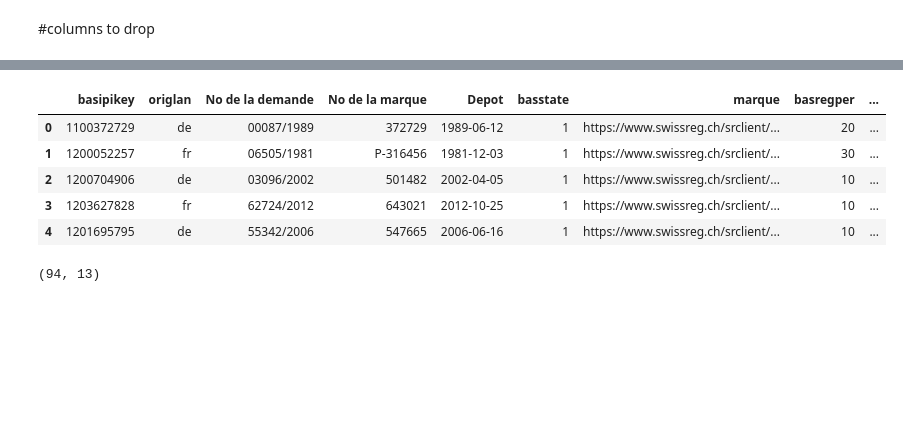
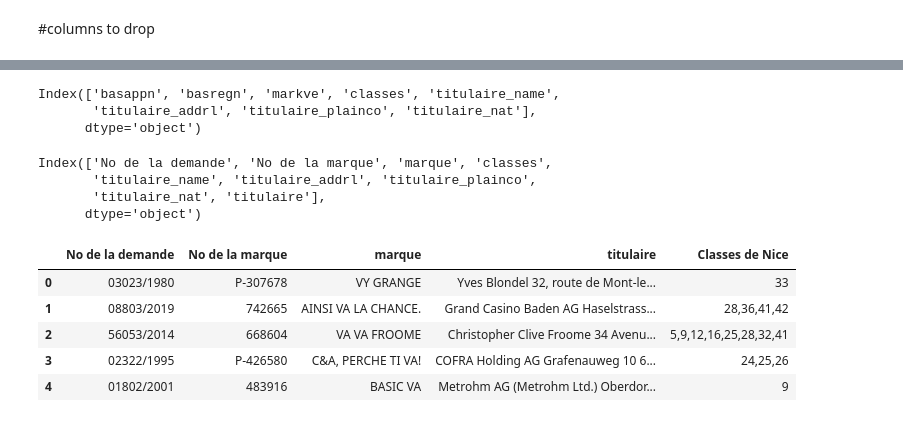
Before and after one commit to Enam88/AI_Projects, a Jupyter notebook: Soap_Python.ipynb, the cells around one changed output, grey strips where cells are left out. Saved outputs shown, nothing was run; the diff lists cells and outputs as text; code cells hidden in the pictures; blank space fills up the shorter version.

```diff
--- a/Soap_Python.ipynb
+++ b/Soap_Python.ipynb
@@ -285,0 +534,6 @@ df.rename(columns = {'classes':'Classes de Nice', 'basappn':'No de la demande',
+# %%
+df_verbal.columns
+# %% [output]
+Index(['basappn', 'basregn', 'markve', 'classes', 'titulaire_name',
+       'titulaire_addrl', 'titulaire_plainco', 'titulaire_nat'],
+      dtype='object')
@@ -285,0 +545,7 @@ df.rename(columns = {'classes':'Classes de Nice', 'basappn':'No de la demande',
+# %%
+df_verbal.columns
+# %% [output]
+Index(['No de la demande', 'No de la marque', 'marque', 'classes',
+       'titulaire_name', 'titulaire_addrl', 'titulaire_plainco',
+       'titulaire_nat', 'titulaire'],
+      dtype='object')
@@ -286,6 +556,8 @@ df.rename(columns = {'classes':'Classes de Nice', 'basappn':'No de la demande',
 # %%
-#drop unused columns
-df.drop(['titulaire_name','titulaire_addrl','titulaire_plainco','titulaire_nat', 'mandataire_namel', 'mandataire_addrl', 'mandataire_plainco', 'mandataire_nat', 'gstermt'], axis=1, inplace=True)
+df_verbal.drop(['titulaire_name','titulaire_addrl','titulaire_plainco','titulaire_nat'], axis=1, inplace=True)
+# %%
+df_verbal['titulaire'] = df_verbal['titulaire'].apply(lambda x: remove_accents(x))
+# %%
+df_verbal['marque'] = df_verbal['marque'].apply(lambda x: remove_accents(x))
 # %%
-df['titulaire'] =  df['titulaire'].str.replace(r'\n', '', regex=True)
-df['mandataire'] =  df['mandataire'].str.replace(r'\n', '', regex=True)
+df_verbal['titulaire'] =  df_verbal['titulaire'].str.replace(r'\n', '', regex=True)
@@ -294,9 +564,9 @@ df['Classes de Nice'] = df['Classes de Nice'].apply(lambda x: ','.join(map(str,
 # %%
-df.head()
+df_verbal.head()
 # %% [output]
-|  | basipikey | origlan | No de la demande | No de la marque | Depot | basstate | marque | basregper | ... |
-| 0 | 1100372729 | de | 00087/1989 | 372729 | 1989-06-12 | 1 | https://www.swissreg.ch/srclient/... | 20 | ... |
-| 1 | 1200052257 | fr | 06505/1981 | P-316456 | 1981-12-03 | 1 | https://www.swissreg.ch/srclient/... | 30 | ... |
-| 2 | 1200704906 | de | 03096/2002 | 501482 | 2002-04-05 | 1 | https://www.swissreg.ch/srclient/... | 10 | ... |
-| 3 | 1203627828 | fr | 62724/2012 | 643021 | 2012-10-25 | 1 | https://www.swissreg.ch/srclient/... | 10 | ... |
-| 4 | 1201695795 | de | 55342/2006 | 547665 | 2006-06-16 | 1 | https://www.swissreg.ch/srclient/... | 10 | ... |
+|  | No de la demande | No de la marque | marque | titulaire | Classes de Nice |
+| 0 | 03023/1980 | P-307678 | VY GRANGE | Yves Blondel 32, route de Mont-le... | 33 |
+| 1 | 08803/2019 | 742665 | AINSI VA LA CHANCE. | Grand Casino Baden AG Haselstrass... | 28,36,41,42 |
+| 2 | 56053/2014 | 668604 | VA VA FROOME | Christopher Clive Froome 34 Avenu... | 5,9,12,16,25,28,32,41 |
+| 3 | 02322/1995 | P-426580 | C&A, PERCHE TI VA! | COFRA Holding AG Grafenauweg 10 6... | 24,25,26 |
+| 4 | 01802/2001 | 483916 | BASIC VA | Metrohm AG (Metrohm Ltd.) Oberdor... | 9 |
@@ -313,5 +572,0 @@ df['titulaire'] = df['titulaire'].apply(lambda x: remove_accents(x))
-# %%
-#analyse dataframe
-df.shape
-# %% [output]
-(94, 13)
```
Also changed, not shown: parts of 83 cells of this notebook.
